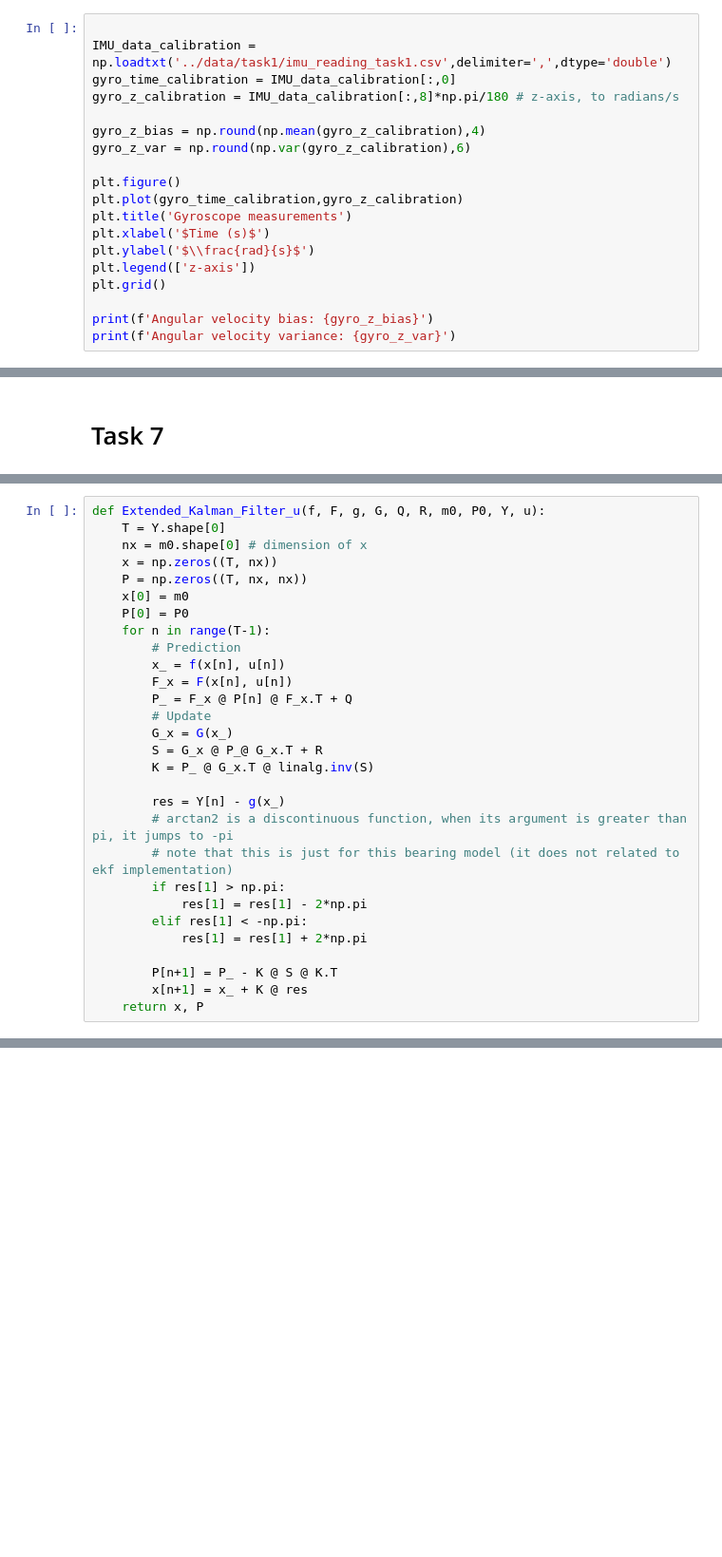
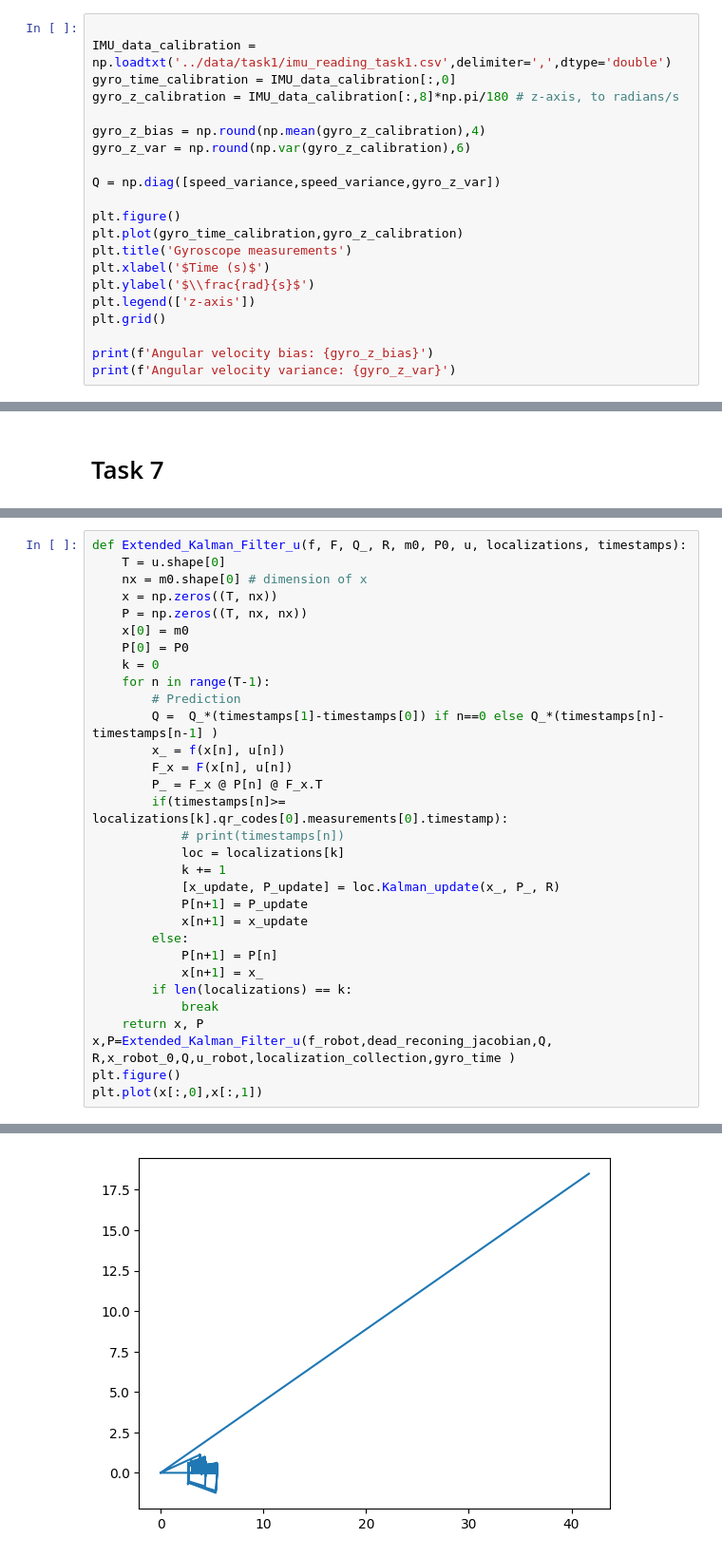
Before and after one commit to davidoroian/bsf_part_two, a Jupyter notebook: src/Task6.ipynb, the cells around one changed output, grey strips where cells are left out. Shown: that part at 95% size. Cells and saved outputs as stored; diff of their text form; blank space fills up the shorter version.

```diff
--- a/src/Task6.ipynb
+++ b/src/Task6.ipynb
@@ -51,6 +54,8 @@ gyro_z_calibration = IMU_data_calibration[:,8]*np.pi/180 # z-axis, to radians/s
 
 gyro_z_bias = np.round(np.mean(gyro_z_calibration),4)
 gyro_z_var = np.round(np.var(gyro_z_calibration),6)
+
+Q = np.diag([speed_variance,speed_variance,gyro_z_var])
 
 plt.figure()
 plt.plot(gyro_time_calibration,gyro_z_calibration)
@@ -254,29 +253,32 @@ for index, row in camera_df.iterrows():
 # %%
-def Extended_Kalman_Filter_u(f, F, g, G, Q, R, m0, P0, Y, u):
-    T = Y.shape[0]
+def Extended_Kalman_Filter_u(f, F, Q_, R, m0, P0, u, localizations, timestamps):
+    T = u.shape[0]
     nx = m0.shape[0] # dimension of x
     x = np.zeros((T, nx))
     P = np.zeros((T, nx, nx))
     x[0] = m0
     P[0] = P0
+    k = 0
     for n in range(T-1):
         # Prediction
+        Q =  Q_*(timestamps[1]-timestamps[0]) if n==0 else Q_*(timestamps[n]-timestamps[n-1] )
         x_ = f(x[n], u[n])
         F_x = F(x[n], u[n])
-        P_ = F_x @ P[n] @ F_x.T + Q
-        # Update
-        G_x = G(x_)
-        S = G_x @ P_@ G_x.T + R
-        K = P_ @ G_x.T @ linalg.inv(S)
-
-        res = Y[n] - g(x_)
-        # arctan2 is a discontinuous function, when its argument is greater than pi, it jumps to -pi
-        # note that this is just for this bearing model (it does not related to ekf implementation)
-        if res[1] > np.pi:
-            res[1] = res[1] - 2*np.pi
-        elif res[1] < -np.pi:
-            res[1] = res[1] + 2*np.pi
-
-        P[n+1] = P_ - K @ S @ K.T
-        x[n+1] = x_ + K @ res
+        P_ = F_x @ P[n] @ F_x.T
+        if(timestamps[n]>= localizations[k].qr_codes[0].measurements[0].timestamp):
+            # print(timestamps[n])
+            loc = localizations[k]
+            k += 1
+            [x_update, P_update] = loc.Kalman_update(x_, P_, R)
+            P[n+1] = P_update
+            x[n+1] = x_update
+        else:
+            P[n+1] = P[n]
+            x[n+1] = x_
+        if len(localizations) == k:
+            break
     return x, P
+x,P=Extended_Kalman_Filter_u(f_robot,dead_reconing_jacobian,Q, R,x_robot_0,Q,u_robot,localization_collection,gyro_time )
+plt.figure()
+plt.plot(x[:,0],x[:,1])
+# %% [output]
@@ -282,0 +286 @@ def Extended_Kalman_Filter_u(f, F, g, G, Q, R, m0, P0, Y, u):
+[figure, added]
```
Also changed, not shown: parts of 4 cells of this notebook, 1 other file.
